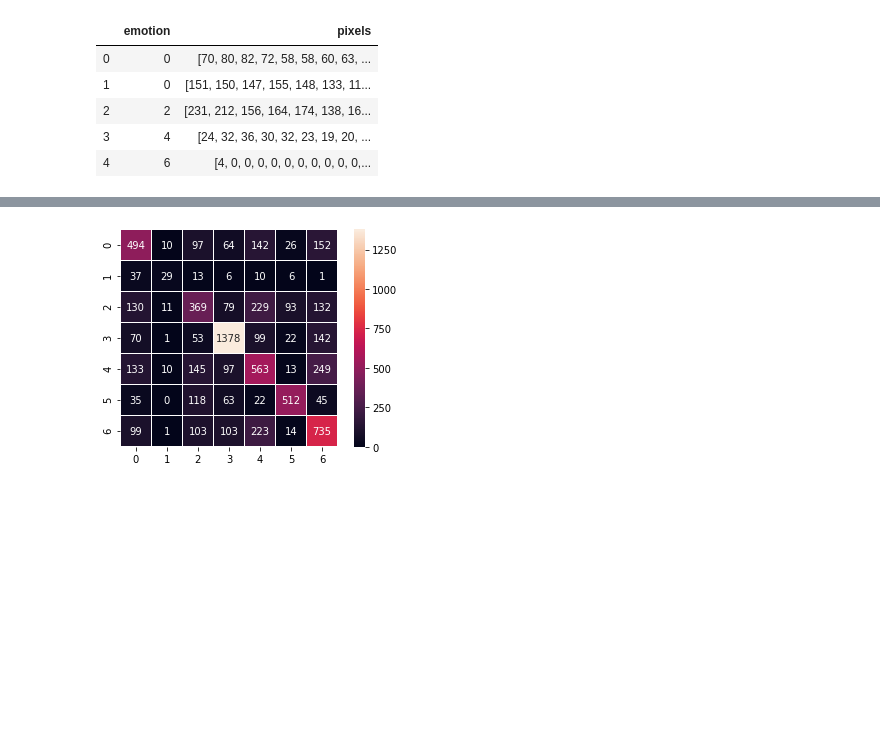
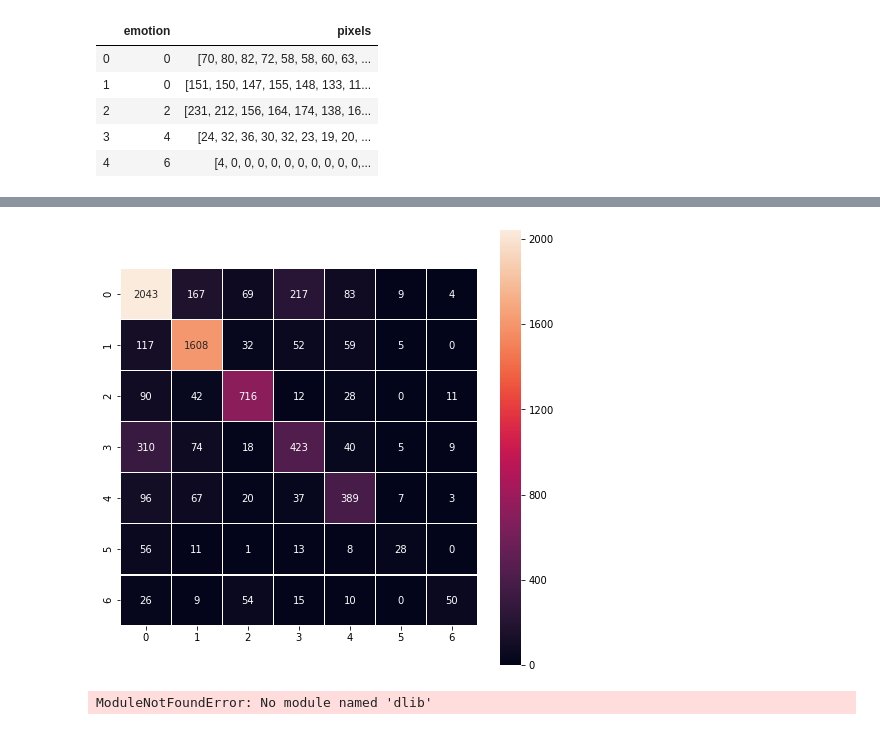
Before and after one commit to karencfisher/face_express, a Jupyter notebook: notebooks/conv_model1.ipynb, the cells around one changed output, grey strips where cells are left out. Saved outputs shown, nothing was run; the diff lists cells and outputs as text; code cells hidden in the pictures; blank space fills up the shorter version.

```diff
--- a/notebooks/conv_model1.ipynb
+++ b/notebooks/conv_model1.ipynb
@@ -44,0 +52,9 @@ displayImage(df, classes)
+# %%
+df_labels = pd.read_csv('https://raw.githubusercontent.com/microsoft/FERPlus/master/fer2013new.csv')
+df_labels = df_labels[['neutral', 'happiness', 'surprise', 'sadness', 'anger', 'disgust', 'fear', 'contempt', 'unknown', 'NF']]
+fer2013_new = pd.concat([df, df_labels], axis=1)
+fer2013_new = fer2013_new[fer2013_new['NF'] < 10]
+# %%
+y = fer2013_new[['neutral', 'happiness', 'surprise', 'sadness', 'anger', 'disgust', 'fear', 'contempt']].values
+fer2013_new['emotion'] = makeClasses(y)
+fer2013_new.head(10)
@@ -53,8 +85,9 @@ from tensorflow.keras.callbacks import EarlyStopping, ModelCheckpoint
 # %%
-x_train, x_test, y_train, y_test = train_test_split(df['pixels'],
-                                                    df['emotion'],
+x_train, x_test, y_train, y_test = train_test_split(fer2013_new['pixels'],
+                                                    fer2013_new['emotion'],
                                                     test_size=0.2,
-                                                    random_state=42)
+                                                    random_state=42,
+                                                    stratify=fer2013_new['emotion'])
 
 x_train.shape, x_test.shape, y_train.shape, y_test.shape
 # %% [output]
@@ -113,13 +150,14 @@ Trainable params: 1,435,399
 Non-trainable params: 0
 _________________________________________________________________
 # %%
-stop = EarlyStopping(monitor='val_loss', patience=3, restore_best_weights=True)
-checkpoint = ModelCheckpoint('model.h5', monitor='val_loss', save_best_only=True, save_weights_only=True)
+stop = EarlyStopping(monitor='val_acc', patience=6, restore_best_weights=True)
+checkpoint = ModelCheckpoint('model.h5', monitor='val_acc', save_best_only=True, save_weights_only=True)
+reduce_lr = ReduceLROnPlateau(monitor='val_loss', factor=0.9, patience=5)
 
 history = model.fit(x_train,
           y_train,
           validation_data=(x_test, y_test),
           epochs=100,
           batch_size=128,
-          callbacks=[stop, checkpoint])
+          callbacks=[stop, checkpoint, reduce_lr])
 # %% [output]
@@ -193,10 +230,10 @@ import seaborn as sns
 # %%
 preds = model.predict(x_test)
 y_pred = [np.argmax(pred) for pred in preds]
 cm = confusion_matrix(y_test, y_pred)
-
+plt.figure(figsize=(8,8))
 ax = sns.heatmap(cm, annot=True, fmt='d', linewidths=.2, square=True)
 bottom, top = ax.get_ylim()
 ax.set_ylim(bottom + 0.5, top - 0.5);
 # %% [output]
-[figure, old version]
+[figure, new version]
@@ -202,0 +246,38 @@ ax.set_ylim(bottom + 0.5, top - 0.5);
+# %%
+import cv2
+import dlib
+from imutils import resize, face_utils
+
+detector = dlib.get_frontal_face_detector()
+classes = ['Neutral', 'Happy', 'Surprise', 'Sad', 'Angry', 'Disgust', 'Fear']
+
+
+def predictEmotion(image):
+  image = cv2.imread(image)
+  gray = cv2.cvtColor(image, cv2.COLOR_BGR2GRAY)
+  rects = detector(gray, 1)
+
+  for rect in rects:
+    img = gray[rect.top(): rect.bottom() + 1, rect.left(): rect.right() + 1]
+    img = resize(img, width=48, height=48) / 255
+    img = np.expand_dims(img, axis=0)
+    img = np.expand_dims(img, axis=-1)
+
+    probs = model.predict(img)
+    predict = np.argmax(probs[0])
+    prob = probs[0][predict]
+
+    caption = f'{classes[predict]} {str(round(prob * 100))} %'
+    (x, y, w, h) = face_utils.rect_to_bb(rect)
+    fontScale = min(w, h) / 200
+    thickness = min(w, h) // 75
+    cv2.rectangle(image, (x, y), (x + w, y + h), (0, 255, 0), thickness)
+    cv2.putText(image, caption,(x - 10, y - 10),
+		        cv2.FONT_HERSHEY_SIMPLEX, fontScale, (0, 0, 255), thickness)
+
+  plt.figure(figsize=(10,15))
+  plt.imshow(image)
+  plt.xlabel(f'{probs}')
+  return image
+# %% [output]
+ModuleNotFoundError: No module named 'dlib'
```
Also changed, not shown: parts of 20 cells of this notebook, 9 other files.
